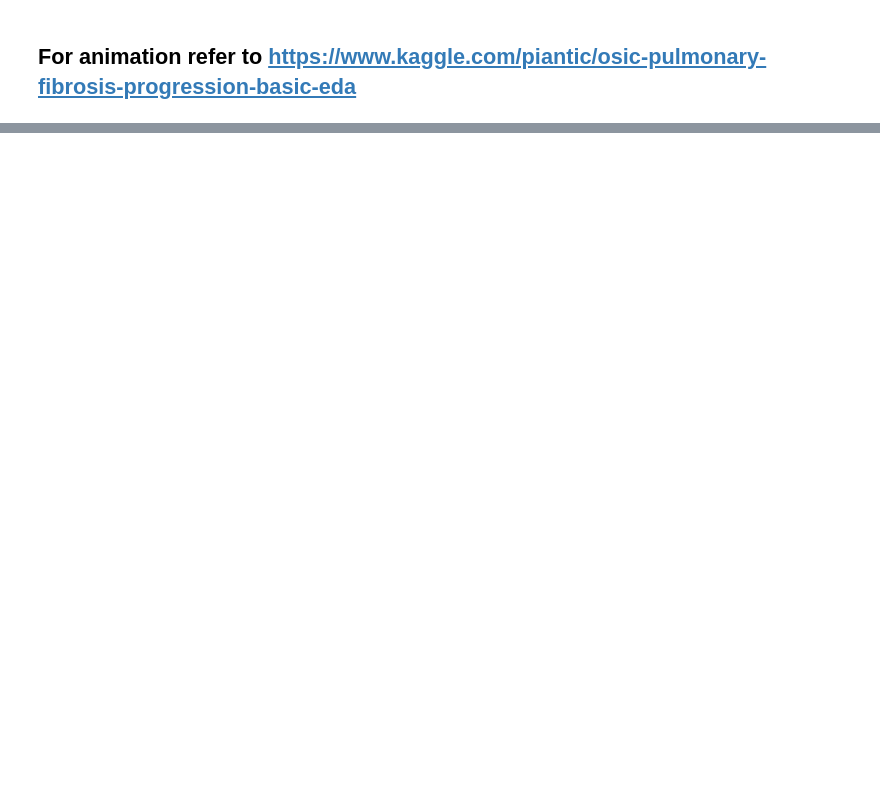
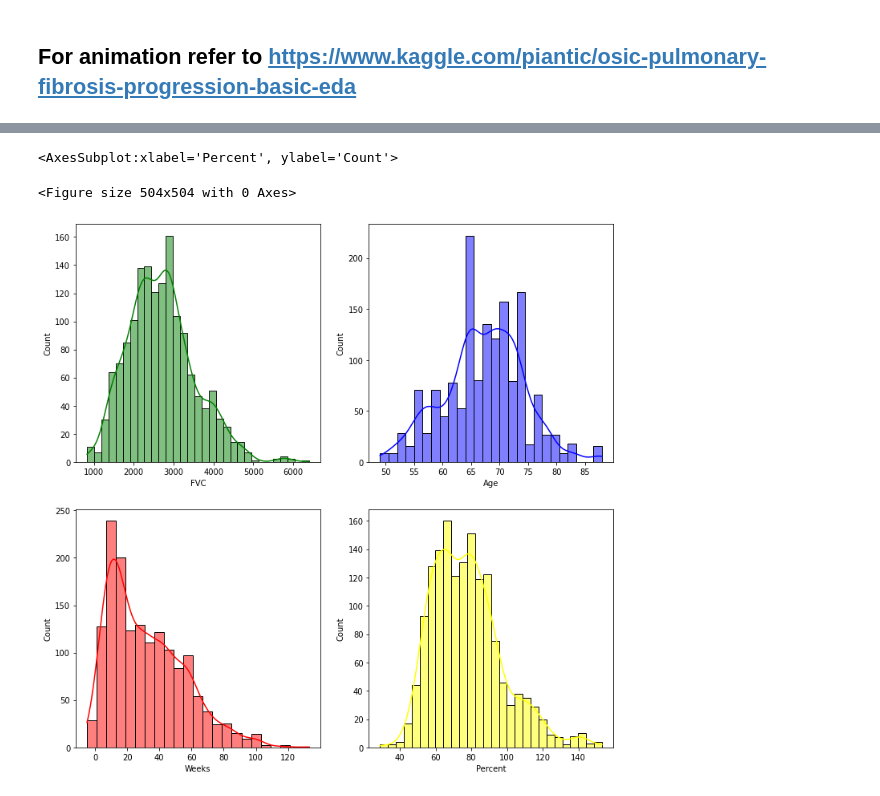
Before and after one commit to PrakritiAilavadi/Kaggle, a Jupyter notebook: osic-pulmonary-fibrosis-progression.ipynb, the cells around one changed output, grey strips where cells are left out. Cells and saved outputs as stored; diff of their text form; code cells hidden in the pictures; blank space fills up the shorter version.

```diff
--- a/osic-pulmonary-fibrosis-progression.ipynb
+++ b/osic-pulmonary-fibrosis-progression.ipynb
@@ -382,0 +388,12 @@ if apply_resample:
+# %%
+# For continuous variables -- distribution plots
+fig = plt.figure(figsize=(7,7))
+f,axes = plt.subplots(nrows=2, ncols=2, figsize = (12,12))
+sns.histplot(train_df.FVC, color = 'green', kde=True, ax=axes[0][0], legend=True)
+sns.histplot(train_df.Age, color = 'blue', kde=True, ax=axes[0][1])
+sns.histplot(train_df.Weeks, color = 'red', kde=True, ax=axes[1][0])
+sns.histplot(train_df.Percent, color = 'yellow', kde=True, ax=axes[1][1], legend= True)
+# %% [output]
+<AxesSubplot:xlabel='Percent', ylabel='Count'>
+<Figure size 504x504 with 0 Axes>
+[figure, added]
```
Also changed, not shown: parts of 20 cells of this notebook.
